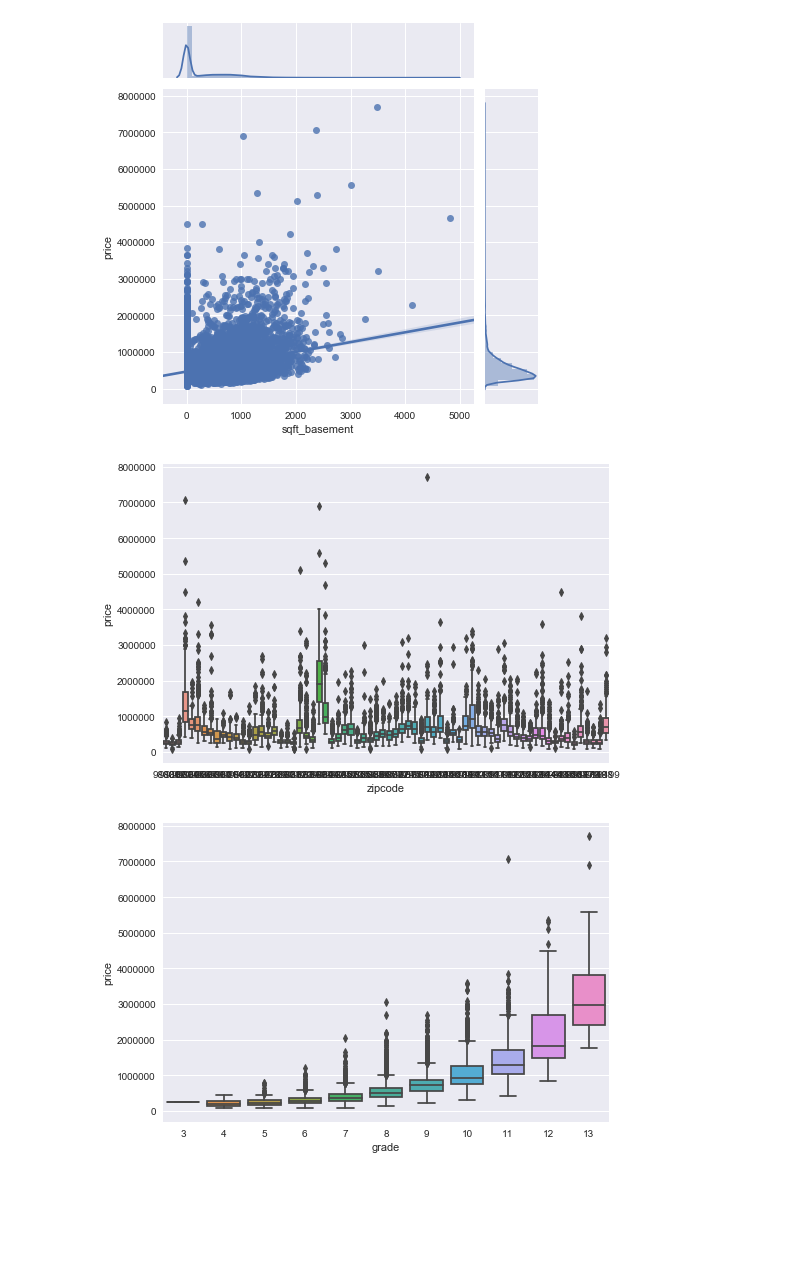
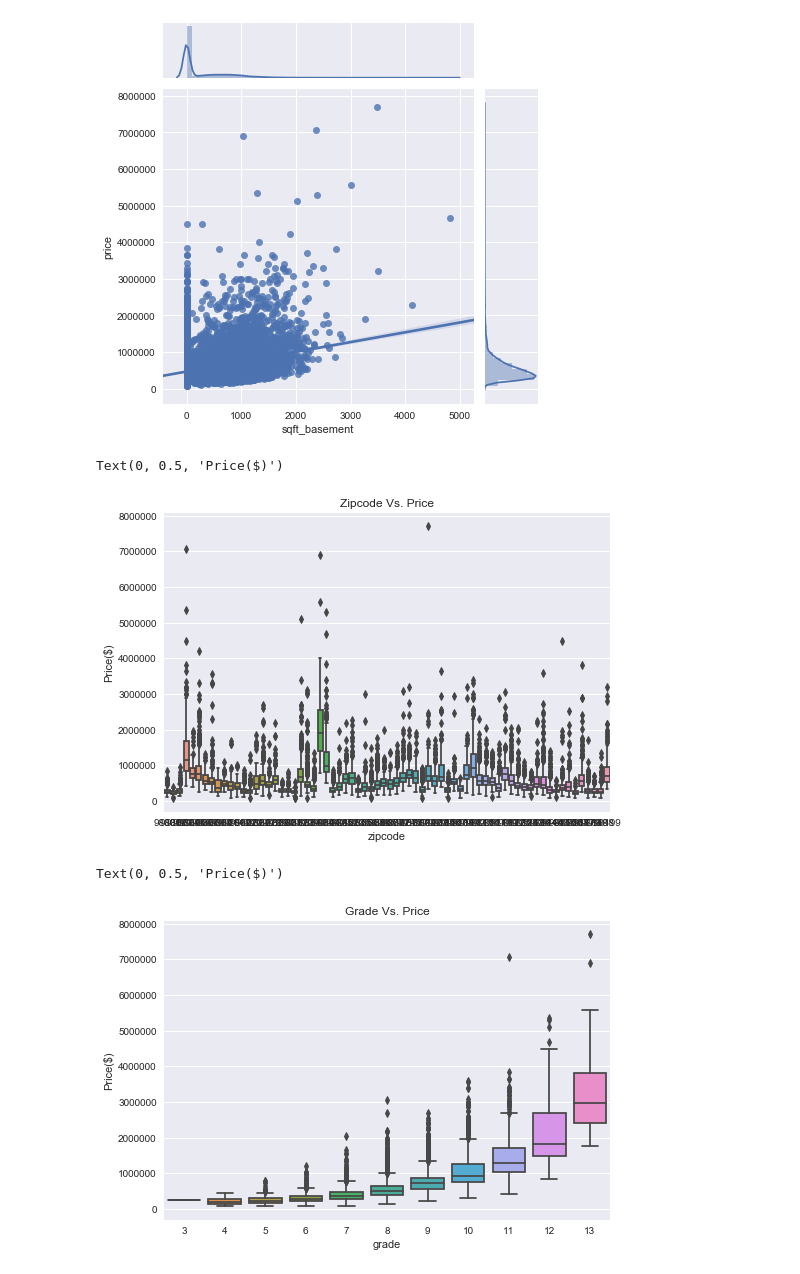
Before and after one commit to newhousem/Linear-Regression-Project, a Jupyter notebook: Data Cleaning and EDA.ipynb, the cells around one changed output. Cells and saved outputs as stored; diff of their text form; code cells hidden in the pictures; blank space fills up the shorter version.

```diff
--- a/Data Cleaning and EDA.ipynb
+++ b/Data Cleaning and EDA.ipynb
@@ -359,13 +379,19 @@ sns.jointplot('sqft_basement','price', data=df, kind='reg');
 [figure]
 # %%
 sns.boxplot(x = 'zipcode', y = 'price', data=df);
+plt.title('Zipcode Vs. Price')
+plt.ylabel('Price($)')
 #Some zipcodes may have a relationship with price
 # %% [output]
+Text(0, 0.5, 'Price($)')
-[figure, old version]
+[figure, new version]
 # %%
 sns.boxplot(x = 'grade', y ='price', data=df);
+plt.title('Grade Vs. Price')
+plt.ylabel('Price($)')
 #grade does seem to have a relationship with price
 # %% [output]
+Text(0, 0.5, 'Price($)')
-[figure, old version]
+[figure, new version]
 # %%
 sns.boxplot(x = 'basement', y ='price', data=df);
```
Also changed, not shown: parts of 10 cells of this notebook, 16 other files.
